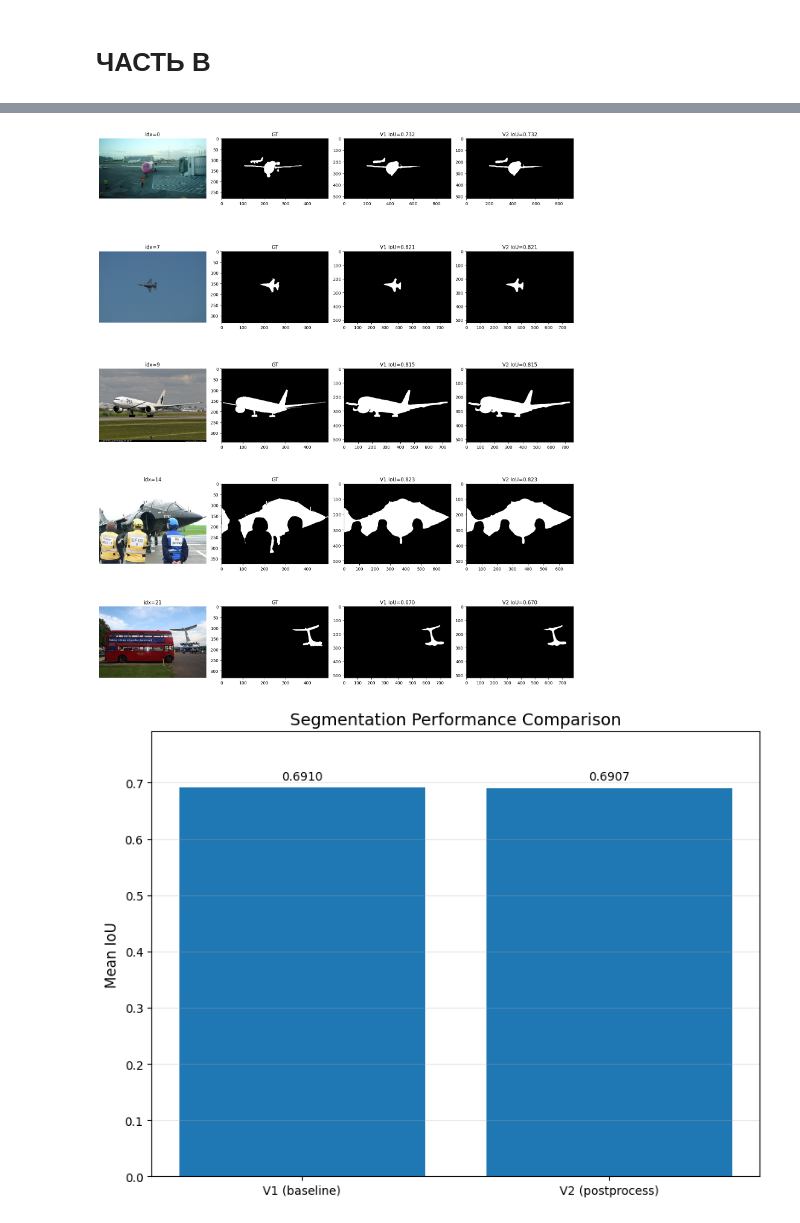
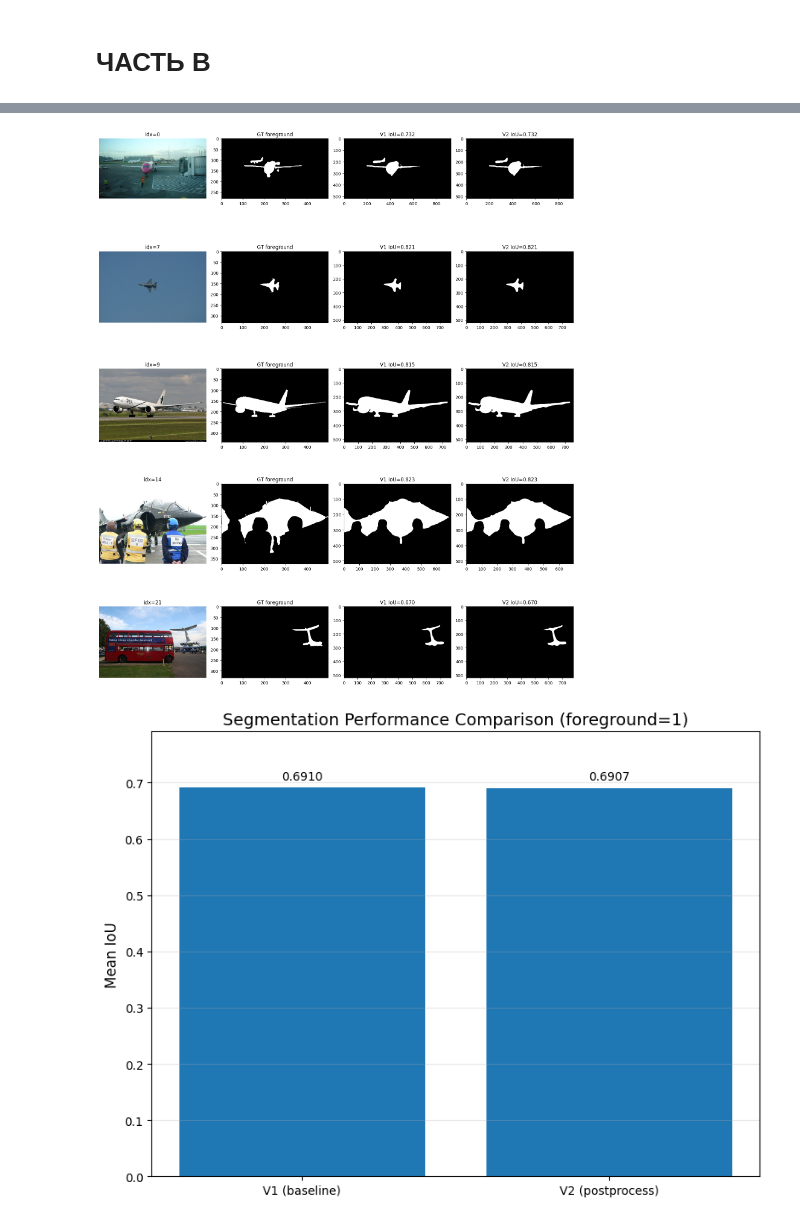
Before and after one commit to Vivalololo/aie-project, a Jupyter notebook: homeworks/HW10-11/HW10-11.ipynb, the cells around one changed output, grey strips where cells are left out. Saved outputs shown, nothing was run; the diff lists cells and outputs as text; code cells hidden in the pictures.

```diff
--- a/homeworks/HW10-11/HW10-11.ipynb
+++ b/homeworks/HW10-11/HW10-11.ipynb
@@ -120,7 +132,7 @@ def make_loaders_cnn(
     ds_train_eval,
     ds_test,
     batch_size: int = BATCH_SIZE_CNN,
-    val_ratio: float = 0.2,
+    val_ratio: float = val_ratio,
     seed: int = RANDOM_STATE,
     fast_mode: bool = FAST_MODE,
 ):
@@ -159,7 +171,7 @@ def make_loaders_no_aug(
     ds_train_eval,
     ds_test,
     batch_size: int = BATCH_SIZE_CNN,
-    val_ratio: float = 0.2,
+    val_ratio: float = val_ratio,
     seed: int = RANDOM_STATE,
     fast_mode: bool = FAST_MODE
 ):
@@ -226,7 +238,6 @@ def make_loaders_resnet(
 
 train_loader_cnn, val_loader_cnn, test_loader_cnn = make_loaders_cnn(
     ds_train_aug_cnn, ds_train_eval_cnn, ds_test_cnn,
-    #fast_mode=True,
 )
 
 x, y = next(iter(train_loader_cnn))
@@ -235,7 +246,6 @@ print("CNN - y:", y.shape, y.dtype)
 
 train_loader_resnet, val_loader_resnet, test_loader_resnet = make_loaders_resnet(
     ds_train_aug_resnet, ds_train_eval_resnet, ds_test_resnet,
-    #fast_mode=True
 )
 
 x, y = next(iter(train_loader_resnet))
@@ -887,9 +909,9 @@ if categories is None:
 if "aeroplane" not in categories:
     raise RuntimeError("В categories нет класса 'aeroplane'. Проверьте, какие веса вы загрузили.")
 
-TARGET_IDX = categories.index("aeroplane")
+fg_class = categories.index("aeroplane")  # foreground class index
 print("num_classes:", len(categories))
-print("TARGET_IDX:", TARGET_IDX)
+print("Foreground class index:", fg_class)
 
 # Трансформации, соответствующие обучению этих весов
 preprocess = weights.transforms()
@@ -905,8 +927,6 @@ SemanticSegmentation(
 )
 # %%
 # Инференс + IoU
-from torchvision.transforms import functional as F
-from torchvision.transforms import InterpolationMode
 import cv2
 
 
@@ -915,7 +935,7 @@ def predict_target_mask(img_pil: Image.Image) -> torch.Tensor:
     x = preprocess(img_pil).unsqueeze(0).to(DEVICE)  # [1,3,H,W]
     out = model(x)["out"][0]  # [C,H,W]
     pred = out.argmax(0)      # [H,W]
-    target = (pred == int(TARGET_IDX)).to(torch.uint8)
+    target = (pred == int(fg_class)).to(torch.uint8)
     return target.cpu(), x.shape[-2:]  # (mask, (H,W))
 
 def postprocess_v2(mask: torch.Tensor) -> torch.Tensor:
@@ -940,9 +960,11 @@ def iou_binary(pred: torch.Tensor, gt: torch.Tensor) -> float:
 
 def eval_subset(indices: List[int], use_v2: bool = False) -> Dict[str, float]:
     ious = []
+    precisions = []
+    recalls = []
 
     for idx in indices:
-        img_pil, gt_np = dataset[idx]
+        img_pil, gt_np = datasetVOC[idx]
         pred_mask, (h, w) = predict_target_mask(img_pil)
 
         if use_v2:
@@ -953,6 +975,18 @@ def eval_subset(indices: List[int], use_v2: bool = False) -> Dict[str, float]:
         gt_mask = (torch.from_numpy(np.array(gt_rs)) > 0).to(torch.uint8)
 
         ious.append(iou_binary(pred_mask, gt_mask))
+        pred_bool = pred_mask.bool()
+        gt_bool = gt_mask.bool()
+
+        tp = (pred_bool & gt_bool).sum().item()
+        fp = (pred_bool & ~gt_bool).sum().item()
+        fn = (~pred_bool & gt_bool).sum().item()
+
+        precision = tp / (tp + fp + 1e-9)
+        recall = tp / (tp + fn + 1e-9)
+
+        precisions.append(precision)
+        recalls.append(recall)
 
     return {
         "n": float(len(ious)),
@@ -960,14 +994,17 @@ def eval_subset(indices: List[int], use_v2: bool = False) -> Dict[str, float]:
         "median_IoU": float(np.median(ious)),
         "min_IoU": float(np.min(ious)),
         "max_IoU": float(np.max(ious)),
+        "pixel_precision": float(np.mean(precisions)),
+        "pixel_recall": float(np.mean(recalls)),
     }
 
 def has_aeroplane(gt):
     return gt.sum() > 0
 
+# фильтр по fg классу
 filtered_indices = []
-for i in range(len(dataset)):
-    _, gt = dataset[i]
+for i in range(len(datasetVOC)):
+    _, gt = datasetVOC[i]
     if has_aeroplane(gt):
         filtered_indices.append(i)
 
@@ -985,7 +1022,7 @@ print(metrics_v2)
 from torchvision.transforms import functional as F
 from torchvision.transforms import InterpolationMode
 
-n = min(5, len(dataset))
+n = min(5, len(datasetVOC))
 fig, axes = plt.subplots(n, 4, figsize=(16, 4*n))
 
 if n == 1:
@@ -993,7 +1030,7 @@ if n == 1:
 
 for row in range(n):
     idx = filtered_indices[row]
-    img_pil, gt_binary = dataset[idx]
+    img_pil, gt_binary = datasetVOC[idx]
 
     pred_v1, (h, w) = predict_target_mask(img_pil)
     pred_v2 = postprocess_v2(pred_v1)
@@ -1010,7 +1047,7 @@ for row in range(n):
     axes[row, 0].axis("off")
 
     axes[row, 1].imshow(gt_binary, cmap="gray")
-    axes[row, 1].set_title("GT")
+    axes[row, 1].set_title("GT foreground")
 
     axes[row, 2].imshow(pred_v1.numpy(), cmap="gray")
     axes[row, 2].set_title(f"V1 IoU={iou_v1:.3f}")
@@ -1023,38 +1060,38 @@ os.path.join(FIGURES_DIR, "segmentation_examples.png")
 plt.savefig(os.path.join(FIGURES_DIR, "segmentation_examples.png"))
 plt.show()
 # %% [output]
-[figure, old version]
+[figure, new version]
 # %%
 # построение графика V1 и V2 по Mean IoU
 
 plt.figure(figsize=(8, 6))
 
 methods = ['V1 (baseline)', 'V2 (postprocess)']
 ious = [metrics_v1["mean_IoU"], metrics_v2["mean_IoU"]]
 
 bars = plt.bar(methods, ious)
 
 plt.ylabel('Mean IoU', fontsize=12)
-plt.title('Segmentation Performance Comparison', fontsize=14)
+plt.title(f"Segmentation Performance Comparison (foreground={fg_class})", fontsize=14)
 
 plt.ylim(0, max(ious) + 0.1 if max(ious) > 0 else 1.0)
 
 for bar, val in zip(bars, ious):
     plt.text(
         bar.get_x() + bar.get_width()/2,
         bar.get_height() + 0.01,
         f'{val:.4f}',
         ha='center',
         va='bottom'
     )
 
 plt.grid(axis='y', alpha=0.3)
 plt.tight_layout()
 
 plt.savefig(os.path.join(FIGURES_DIR, "segmentation_metrics.png"))
 plt.show()
 # %% [output]
-[figure, old version]
+[figure, new version]
 # %%
 # сохранение данных об модели (V1/V2) в массив
 def save_results_runs(res_list, exp_id, task, dataset,
```
Also changed, not shown: parts of 19 cells of this notebook, 9 other files.
